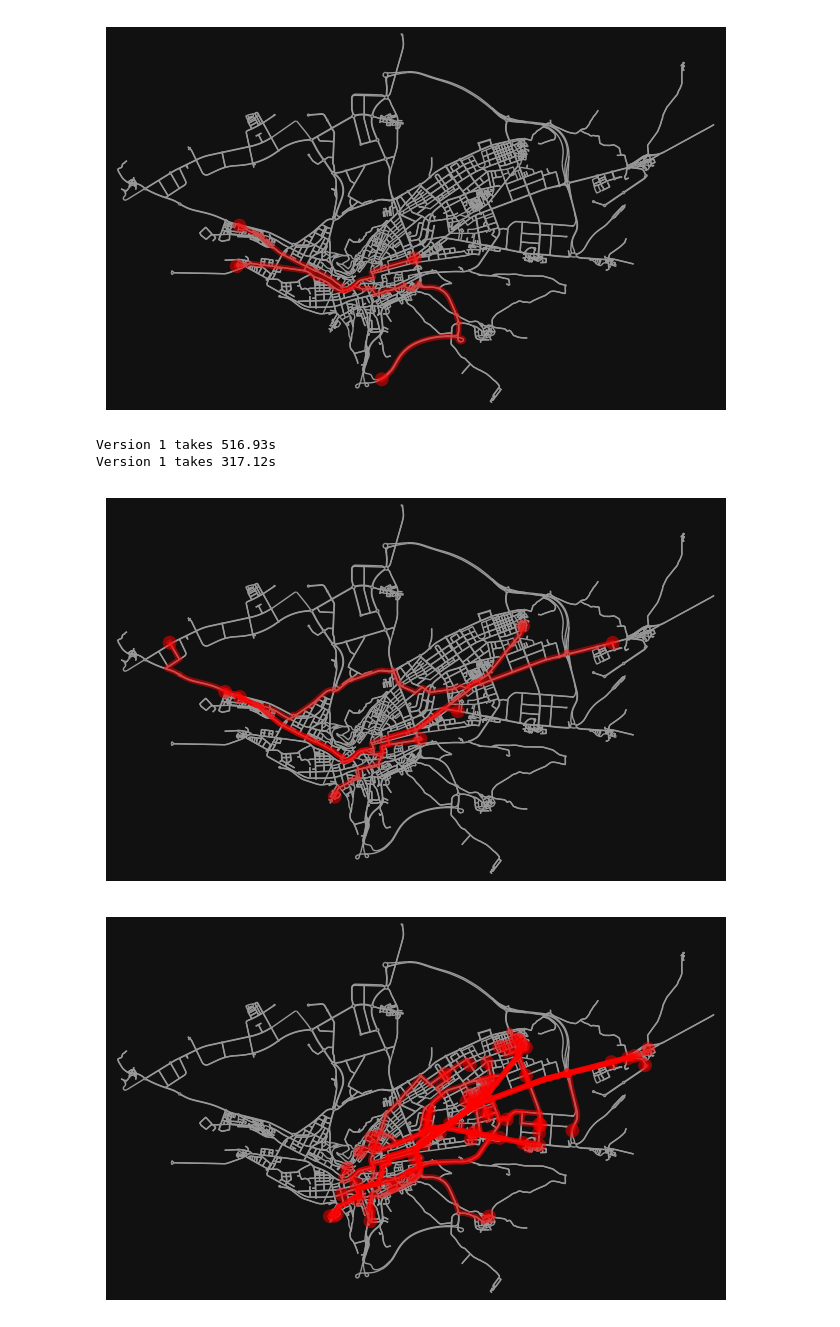
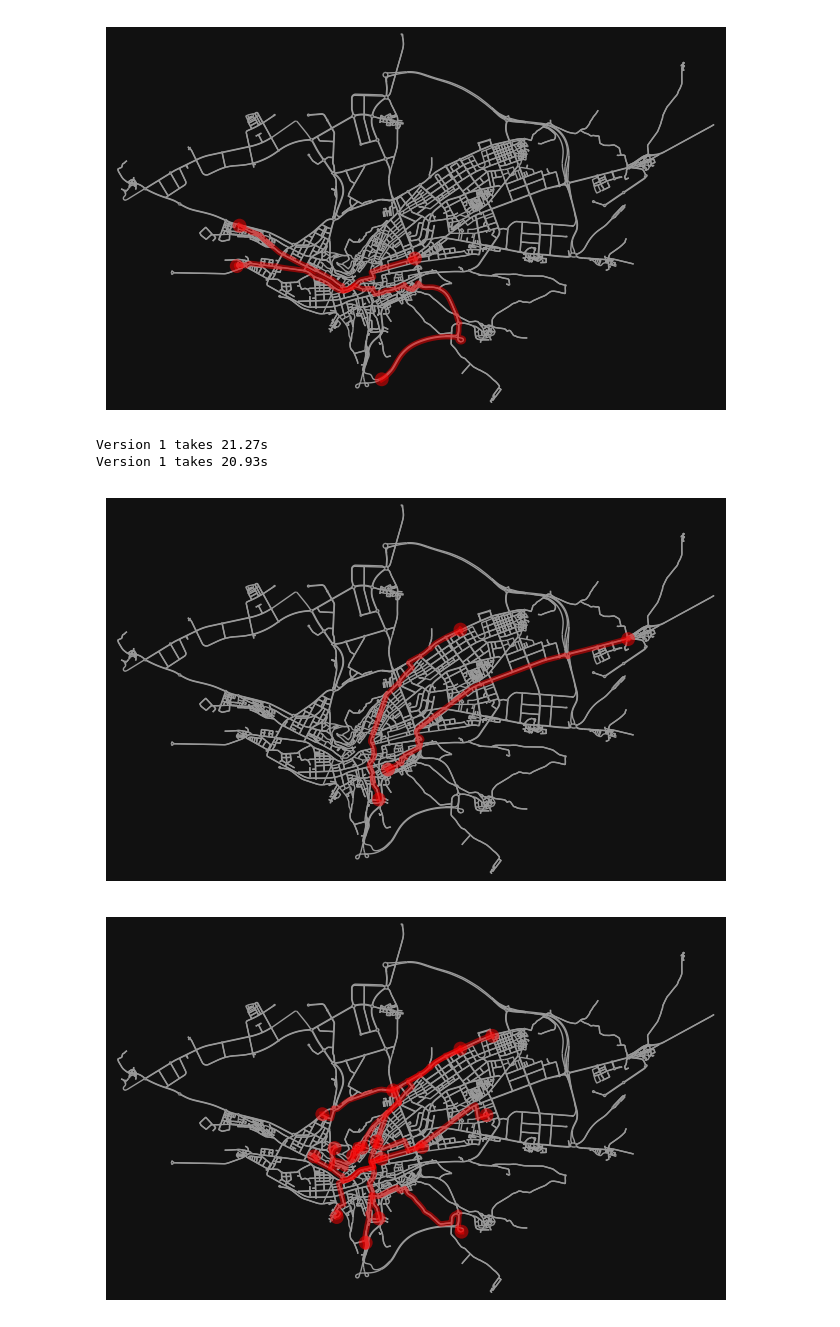
Before and after one commit to JaviAnton/UC-Project-Group-1, a Jupyter notebook: Trajectory Planning.ipynb, the cells around one changed output. Saved outputs shown, nothing was run; the diff lists cells and outputs as text; code cells hidden in the pictures.

```diff
--- a/Trajectory Planning.ipynb
+++ b/Trajectory Planning.ipynb
@@ -300,7 +300,7 @@ def matrix_element_similarity(G,T):
             G_aux.add_node("vSource")
             for n in track_i:
                 G_aux.add_edge("vSource",n,length=0) #NOT EQUAL TO: n,"vSource" (directed)
-            dists=[nx.shortest_path_length(G_aux,"vSource",m) for m in track_j]
+            dists=[nx.shortest_path_length(G_aux,"vSource",m, weight='length') for m in track_j]
             G_aux.remove_node("vSource")
 
             M[i,j]=sum(dists)/len(track_i)
@@ -317,7 +317,7 @@ def matrix_element_similarity_v2(G,T):
 
             G_aux.add_node("vSource")
             G_aux.add_edges_from(("vSource", n, {'length': 0}) for n in track_i)
-            dists=[nx.shortest_path_length(G_aux,"vSource",m) for m in track_j]
+            dists=[nx.shortest_path_length(G_aux,"vSource",m, weight='length') for m in track_j]
             G_aux.remove_node("vSource")
 
             M[i,j]=sum(dists)/len(track_i)
@@ -328,7 +328,7 @@ G=G
 
 #Generate random paths to test
 from random import choice
-n_paths=100
+n_paths=10
 T=[]
 for i in range(n_paths):
     orig=choice(list(G.nodes()))
@@ -346,30 +346,34 @@ M_v2=matrix_element_similarity_v2(G,T)
 t1=time.time()
 print("Version 1 takes {:.2f}s".format(t1-t0))
 # %% [output]
-Version 1 takes 516.93s
-Version 1 takes 317.12s
+Version 1 takes 21.27s
+Version 1 takes 20.93s
 # %%
 #K-medoids clustering
 from sklearn_extra.cluster import KMedoids
 
-n_clusters=4
-kmedoids = KMedoids(n_clusters=n_clusters, metric='precomputed', random_state=0)
-kmedoids.fit(M.T) #M.T is not M!! WHICH ONE TO CHOOSE? :((
+def k_corridors_medoid_summarizer(M,k,T,**kwargs):
+    kmedoids = KMedoids(n_clusters=k, metric='precomputed', **kwargs) #For example random_state=0
+    kmedoids.fit(M.T) #M.T is not M!! WHICH ONE TO CHOOSE? :((
 
-cluster_labels = kmedoids.labels_
-medoid_indices = kmedoids.medoid_indices_
+    cluster_labels = kmedoids.labels_
+    medoid_indices = kmedoids.medoid_indices_
 
-k_corridors=[T[i] for i in medoid_indices]
+    k_corridors=[T[i] for i in medoid_indices]
+    return k_corridors,cluster_labels
 # %%
+n_clusters=2
+k_corridors,cluster_labels=k_corridors_medoid_summarizer(M_v2,n_clusters,T,random_state=0)
+
 fig, ax = ox.plot_graph_routes(G, k_corridors, route_color='b', node_size=0)
 
 for i in range(n_clusters):
     T_grouped=[]
     for j,label in enumerate(cluster_labels):
         if label==i:
             T_grouped.append(T[j])
 
     fig, ax = ox.plot_graph_routes(G, T_grouped, route_color='b', node_size=0)
 # %% [output]
-[figure, old version]
+[figure, new version]
-[figure, old version]
+[figure, new version]
```
Also changed, not shown: parts of 4 cells of this notebook.
